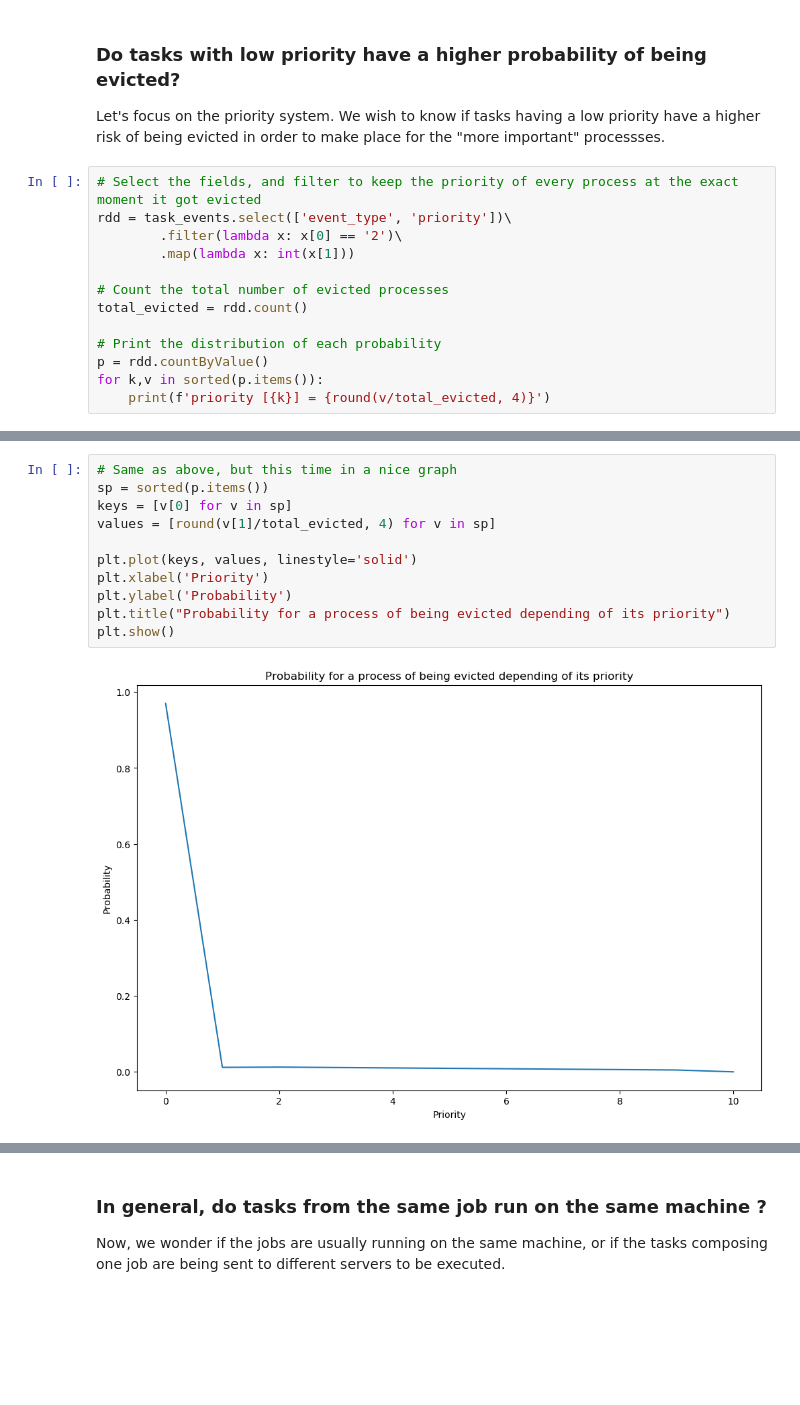
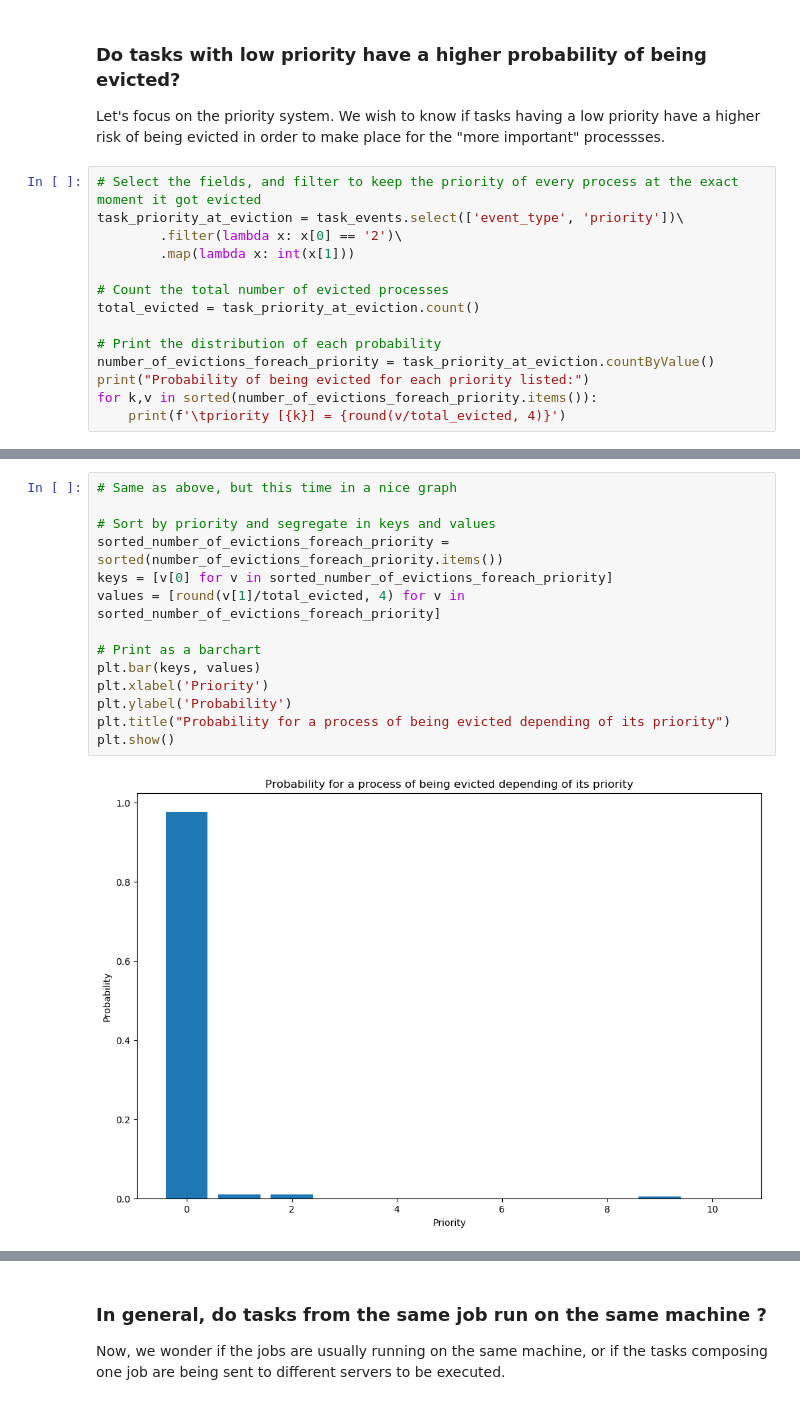
Before and after one commit to templierw/spark_lab, a Jupyter notebook: lab.ipynb, the cells around one changed output, grey strips where cells are left out. Saved outputs shown, nothing was run; the diff lists cells and outputs as text; blank space fills up the shorter version.

```diff
--- a/lab.ipynb
+++ b/lab.ipynb
@@ -197,15 +222,16 @@ Surprisingly, a great proportion of the jobs were attributed to the higher sched
 Let's focus on the priority system. We wish to know if tasks having a low priority have a higher risk of being evicted in order to make place for the "more important" processses.
 # %%
 # Select the fields, and filter to keep the priority of every process at the exact moment it got evicted
-rdd = task_events.select(['event_type', 'priority'])\
+task_priority_at_eviction = task_events.select(['event_type', 'priority'])\
         .filter(lambda x: x[0] == '2')\
         .map(lambda x: int(x[1]))
 
 # Count the total number of evicted processes
-total_evicted = rdd.count()
+total_evicted = task_priority_at_eviction.count()
 
 # Print the distribution of each probability
-p = rdd.countByValue()
-for k,v in sorted(p.items()):
-    print(f'priority [{k}] = {round(v/total_evicted, 4)}')
+number_of_evictions_foreach_priority = task_priority_at_eviction.countByValue()
+print("Probability of being evicted for each priority listed:")
+for k,v in sorted(number_of_evictions_foreach_priority.items()):
+    print(f'\tpriority [{k}] = {round(v/total_evicted, 4)}')
 # %% [output]
@@ -217,14 +245,17 @@ priority [10] = 0.0002
 # %%
 # Same as above, but this time in a nice graph
-sp = sorted(p.items())
-keys = [v[0] for v in sp]
-values = [round(v[1]/total_evicted, 4) for v in sp]
 
-plt.plot(keys, values, linestyle='solid')
+# Sort by priority and segregate in keys and values
+sorted_number_of_evictions_foreach_priority = sorted(number_of_evictions_foreach_priority.items())
+keys = [v[0] for v in sorted_number_of_evictions_foreach_priority]
+values = [round(v[1]/total_evicted, 4) for v in sorted_number_of_evictions_foreach_priority]
+
+# Print as a barchart
+plt.bar(keys, values)
 plt.xlabel('Priority')
 plt.ylabel('Probability')
 plt.title("Probability for a process of being evicted depending of its priority")
 plt.show()
 # %% [output]
-[figure, old version]
+[figure, new version]
 # %% [markdown]
```
Also changed, not shown: parts of 54 cells of this notebook, 2 other files.
